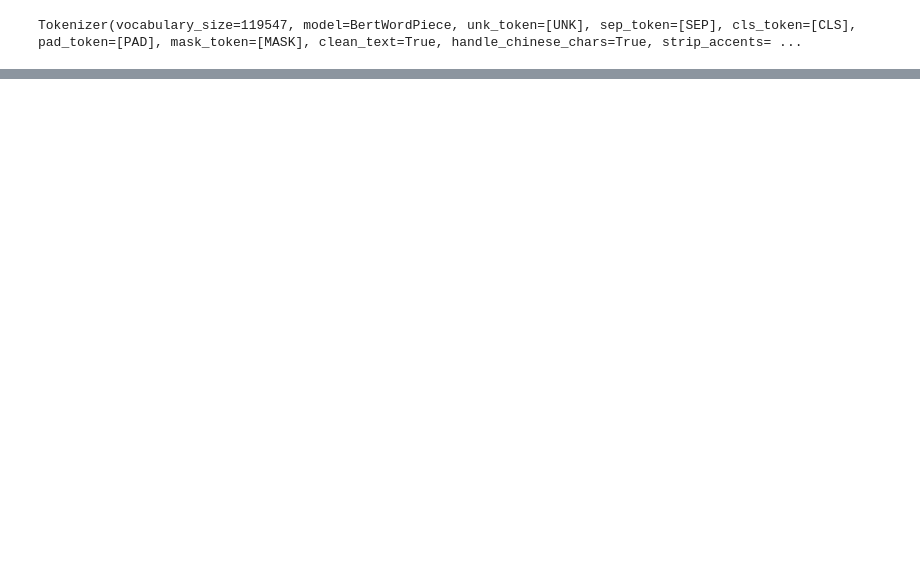
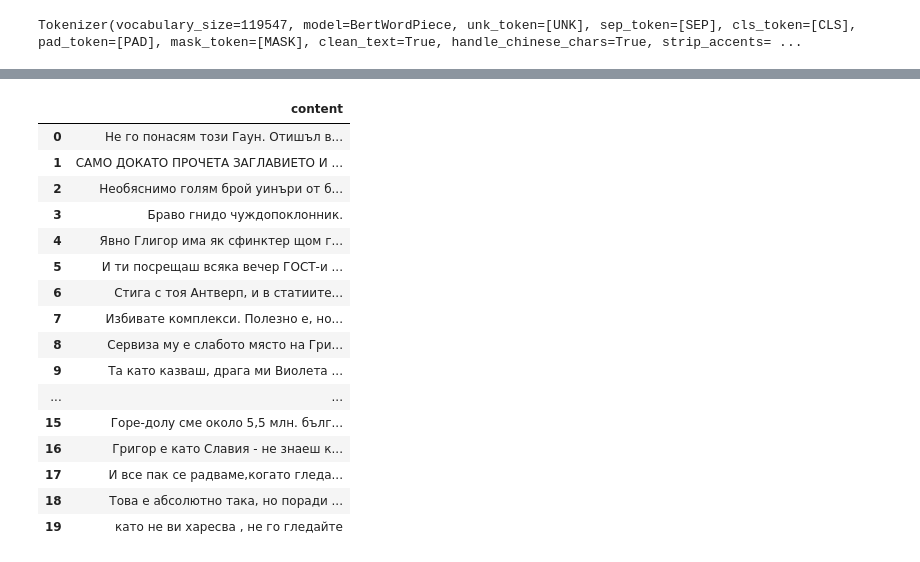
Before and after one commit to DenislavDyakov/SMuLe-Hatespeech-Detection, a Jupyter notebook: Multilingual_Toxic_Comment.ipynb, the cells around one changed output, grey strips where cells are left out. Cells and saved outputs as stored; diff of their text form; code cells hidden in the pictures; blank space fills up the shorter version.

```diff
--- a/Multilingual_Toxic_Comment.ipynb
+++ b/Multilingual_Toxic_Comment.ipynb
@@ -262,0 +269,22 @@ Epoch 6/6
+# %%
+testGrigor = pd.read_csv('/content/gdrive/My Drive/jigsaw/TestGrigor.csv',sep='\t')
+# %%
+testGrigor
+# %% [output]
+|  | content |
+| 0 | Не го понасям този Гаун. Отишъл в... |
+| 1 | САМО ДОКАТО ПРОЧЕТА ЗАГЛАВИЕТО И ... |
+| 2 | Необяснимо голям брой уинъри от б... |
+| 3 | Браво гнидо чуждопоклонник. |
+| 4 | Явно Глигор има як сфинктер щом г... |
+| 5 | И ти посрещаш всяка вечер ГОСТ-и ... |
+| 6 | Стига с тоя Антверп, и в статиите... |
+| 7 | Избивате комплекси. Полезно е, но... |
+| 8 | Сервиза му е слабото място на Гри... |
+| 9 | Та като казваш, драга ми Виолета ... |
+| ... | ... |
+| 15 | Горе-долу сме около 5,5 млн. бълг... |
+| 16 | Григор е като Славия - не знаеш к... |
+| 17 | И все пак се радваме,когато гледа... |
+| 18 | Това е абсолютно така, но поради ... |
+| 19 | като не ви харесва , не го гледайте |
```
Also changed, not shown: parts of 9 cells of this notebook.
